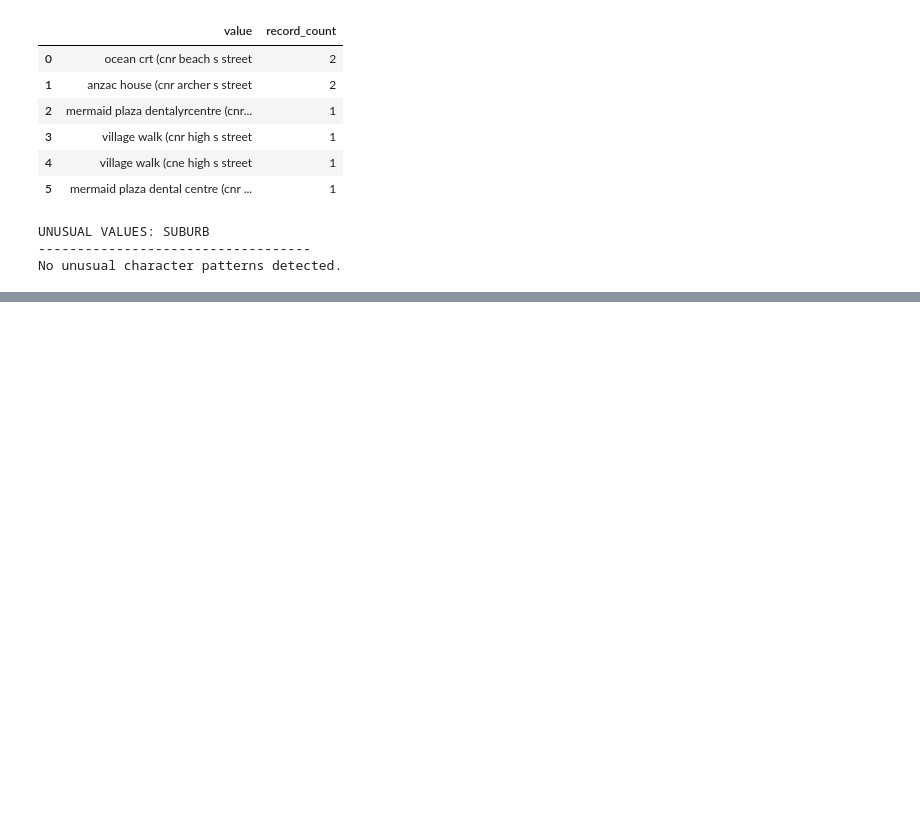
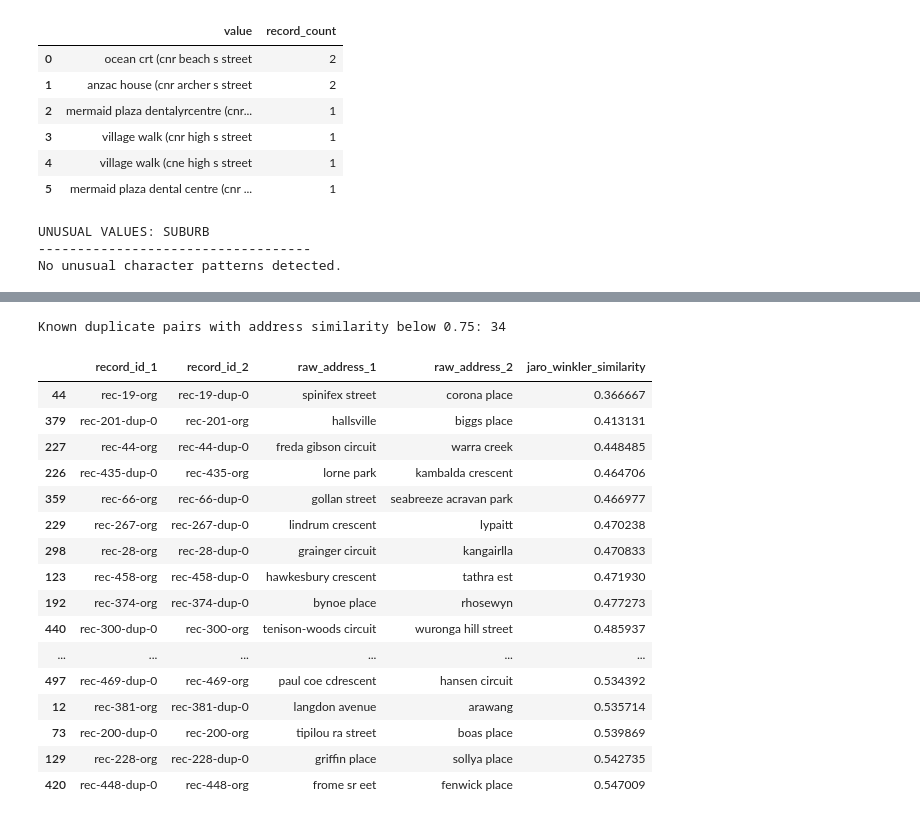
Before and after one commit to WaleBalogunK/Repository-name-entity-resolution-golden-record-lab, a Jupyter notebook: notebooks/01_data_acquisition_and_initial_audit.ipynb, the cells around one changed output, grey strips where cells are left out. Saved outputs shown, nothing was run; the diff lists cells and outputs as text; code cells hidden in the pictures; blank space fills up the shorter version.

```diff
--- a/notebooks/01_data_acquisition_and_initial_audit.ipynb
+++ b/notebooks/01_data_acquisition_and_initial_audit.ipynb
@@ -2024,0 +2347,45 @@ No unusual character patterns detected.
+# %%
+low_similarity_address_pairs = (
+    available_address_pairs[
+        available_address_pairs[
+            "jaro_winkler_similarity"
+        ] < 0.75
+    ][
+        [
+            "record_id_1",
+            "record_id_2",
+            "raw_address_1",
+            "raw_address_2",
+            "jaro_winkler_similarity"
+        ]
+    ]
+    .sort_values(
+        by="jaro_winkler_similarity"
+    )
+)
+
+print(
+    "Known duplicate pairs with address similarity below 0.75: "
+    f"{len(low_similarity_address_pairs):,}"
+)
+
+low_similarity_address_pairs.head(20)
+# %% [output]
+Known duplicate pairs with address similarity below 0.75: 34
+|  | record_id_1 | record_id_2 | raw_address_1 | raw_address_2 | jaro_winkler_similarity |
+| 44 | rec-19-org | rec-19-dup-0 | spinifex street | corona place | 0.366667 |
+| 379 | rec-201-dup-0 | rec-201-org | hallsville | biggs place | 0.413131 |
+| 227 | rec-44-org | rec-44-dup-0 | freda gibson circuit | warra creek | 0.448485 |
+| 226 | rec-435-dup-0 | rec-435-org | lorne park | kambalda crescent | 0.464706 |
+| 359 | rec-66-org | rec-66-dup-0 | gollan street | seabreeze acravan park | 0.466977 |
+| 229 | rec-267-org | rec-267-dup-0 | lindrum crescent | lypaitt | 0.470238 |
+| 298 | rec-28-org | rec-28-dup-0 | grainger circuit | kangairlla | 0.470833 |
+| 123 | rec-458-org | rec-458-dup-0 | hawkesbury crescent | tathra est | 0.471930 |
+| 192 | rec-374-org | rec-374-dup-0 | bynoe place | rhosewyn | 0.477273 |
+| 440 | rec-300-dup-0 | rec-300-org | tenison-woods circuit | wuronga hill street | 0.485937 |
+| ... | ... | ... | ... | ... | ... |
+| 497 | rec-469-dup-0 | rec-469-org | paul coe cdrescent | hansen circuit | 0.534392 |
+| 12 | rec-381-org | rec-381-dup-0 | langdon avenue | arawang | 0.535714 |
+| 73 | rec-200-dup-0 | rec-200-org | tipilou ra street | boas place | 0.539869 |
+| 129 | rec-228-org | rec-228-dup-0 | griffin place | sollya place | 0.542735 |
+| 420 | rec-448-dup-0 | rec-448-org | frome sr eet | fenwick place | 0.547009 |
```
Also changed, not shown: parts of 9 cells of this notebook.
